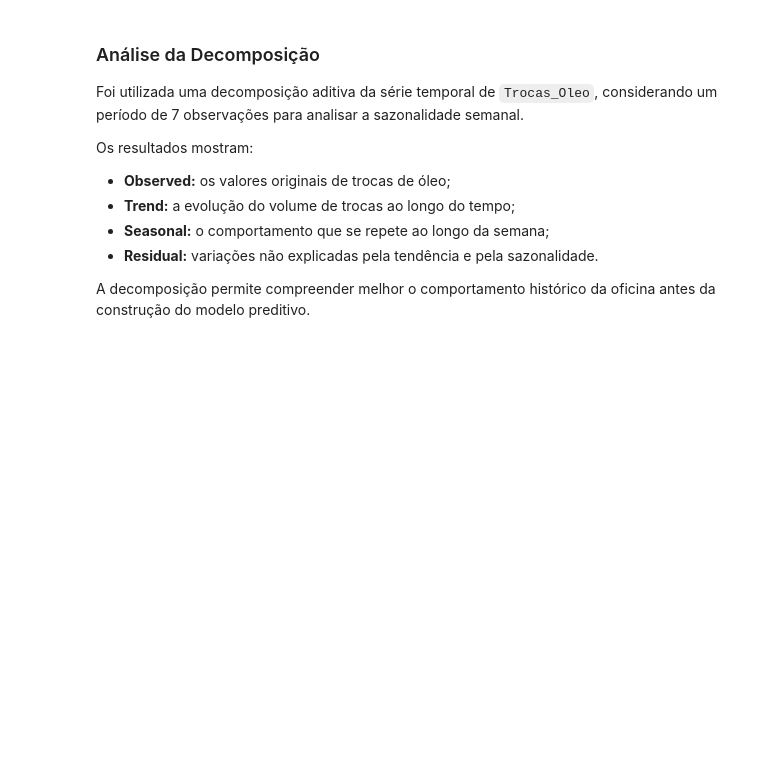
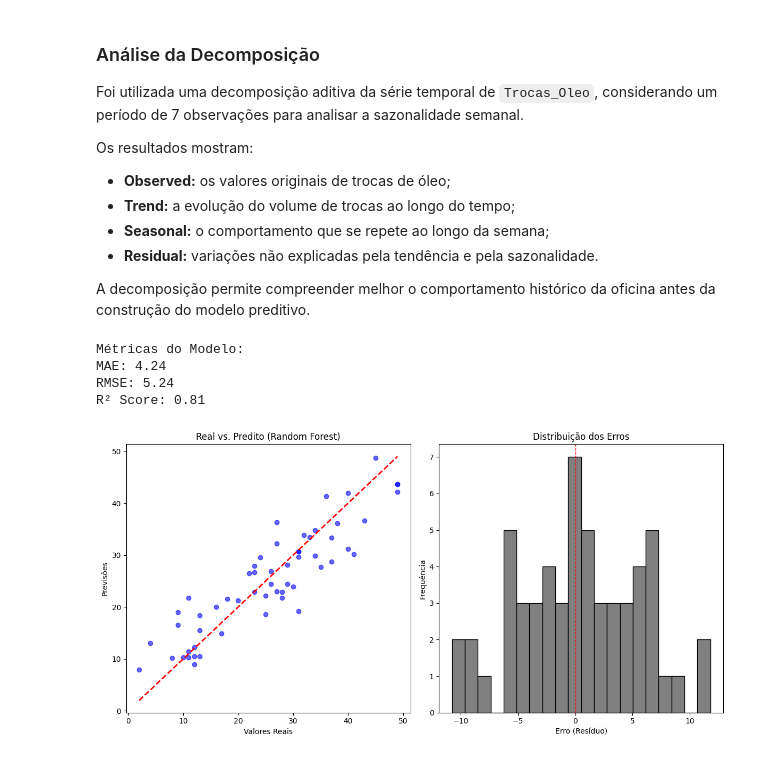
Before and after one commit to gabryellenpa/mecaniQA-belo_horizonte, a Jupyter notebook: mecaniQA_belo_horizonte.ipynb, the cells around one changed output. Saved outputs shown, nothing was run; the diff lists cells and outputs as text; code cells hidden in the pictures; blank space fills up the shorter version.

```diff
--- a/mecaniQA_belo_horizonte.ipynb
+++ b/mecaniQA_belo_horizonte.ipynb
@@ -271,3 +283,69 @@ Os resultados mostram:
 
 A decomposição permite compreender melhor o comportamento histórico da oficina
 antes da construção do modelo preditivo.
+# %%
+import pandas as pd
+import numpy as np
+from sklearn.ensemble import RandomForestRegressor
+from sklearn.model_selection import train_test_split
+from sklearn.metrics import mean_absolute_error, mean_squared_error, r2_score
+import matplotlib.pyplot as plt
+
+# Preparando os dados temporais para o modelo (Random Forest não lê datetime diretamente)
+df_modelo = df_limpo.copy()
+df_modelo['Ano'] = df_modelo['Data'].dt.year
+df_modelo['Mes'] = df_modelo['Data'].dt.month
+df_modelo['Dia'] = df_modelo['Data'].dt.day
+df_modelo['Dia_Semana'] = df_modelo['Data'].dt.dayofweek
+
+# Definindo Features (X) e Alvo (y)
+# Vamos usar a data processada e a Manutencao_Motor para prever Trocas_Oleo
+X = df_modelo[['Ano', 'Mes', 'Dia', 'Dia_Semana', 'Manutencao_Motor']]
+y = df_modelo['Trocas_Oleo']
+
+# Divisão Treino e Teste (80/20)
+X_train, X_test, y_train, y_test = train_test_split(X, y, test_size=0.2, random_state=42)
+
+# Inicialização e Treinamento
+rf_model = RandomForestRegressor(n_estimators=100, random_state=42)
+rf_model.fit(X_train, y_train)
+
+# Previsões
+y_pred = rf_model.predict(X_test)
+
+# Métricas
+mae = mean_absolute_error(y_test, y_pred)
+mse = mean_squared_error(y_test, y_pred)
+r2 = r2_score(y_test, y_pred)
+
+print(f"Métricas do Modelo:\nMAE: {mae:.2f}\nRMSE: {np.sqrt(mse):.2f}\nR² Score: {r2:.2f}")
+# %% [output]
+Métricas do Modelo:
+MAE: 4.24
+RMSE: 5.24
+R² Score: 0.81
+# %%
+# Visualização de Acertos e Erros
+plt.figure(figsize=(12, 6))
+
+# Gráfico 1: Comparação Direta
+plt.subplot(1, 2, 1)
+plt.scatter(y_test, y_pred, alpha=0.6, color='b')
+plt.plot([y_test.min(), y_test.max()], [y_test.min(), y_test.max()], 'r--', lw=2)
+plt.xlabel('Valores Reais')
+plt.ylabel('Previsões')
+plt.title('Real vs. Predito (Random Forest)')
+
+# Gráfico 2: Resíduos
+plt.subplot(1, 2, 2)
+residuos = y_test - y_pred
+plt.hist(residuos, bins=20, color='gray', edgecolor='black')
+plt.axvline(0, color='red', linestyle='dashed', linewidth=1)
+plt.xlabel('Erro (Resíduo)')
+plt.ylabel('Frequência')
+plt.title('Distribuição dos Erros')
+
+plt.tight_layout()
+plt.show()
+# %% [output]
+[figure, added]
```
Also changed, not shown: parts of 13 cells of this notebook.
